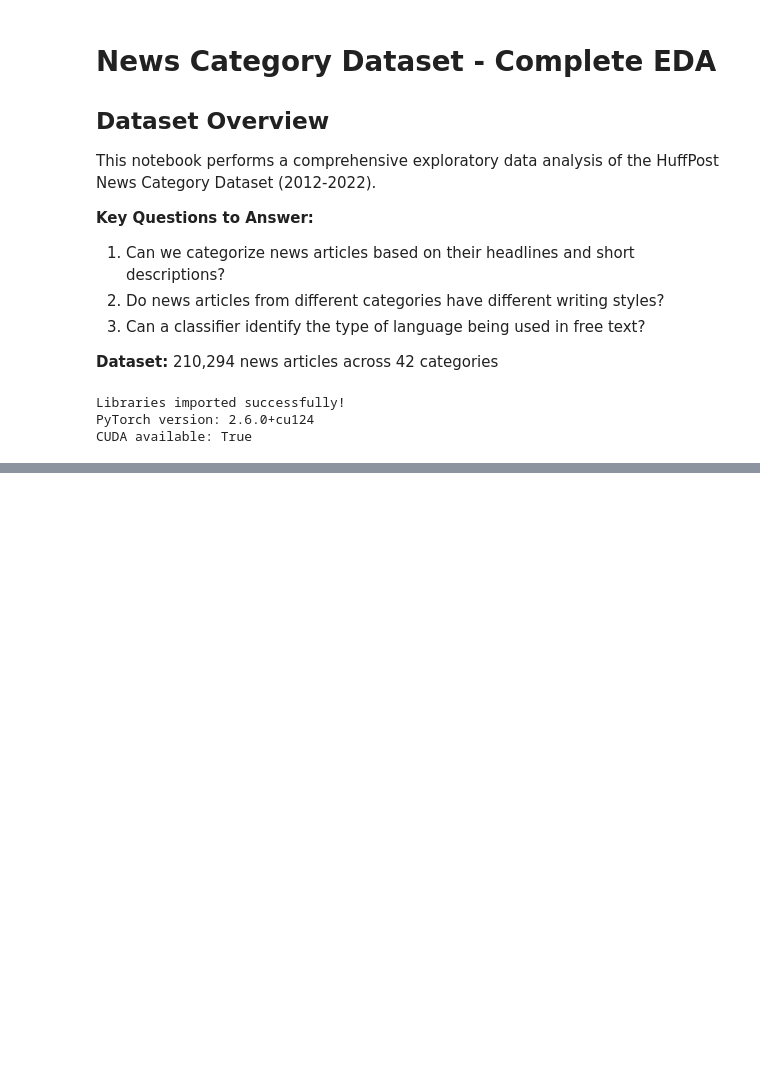
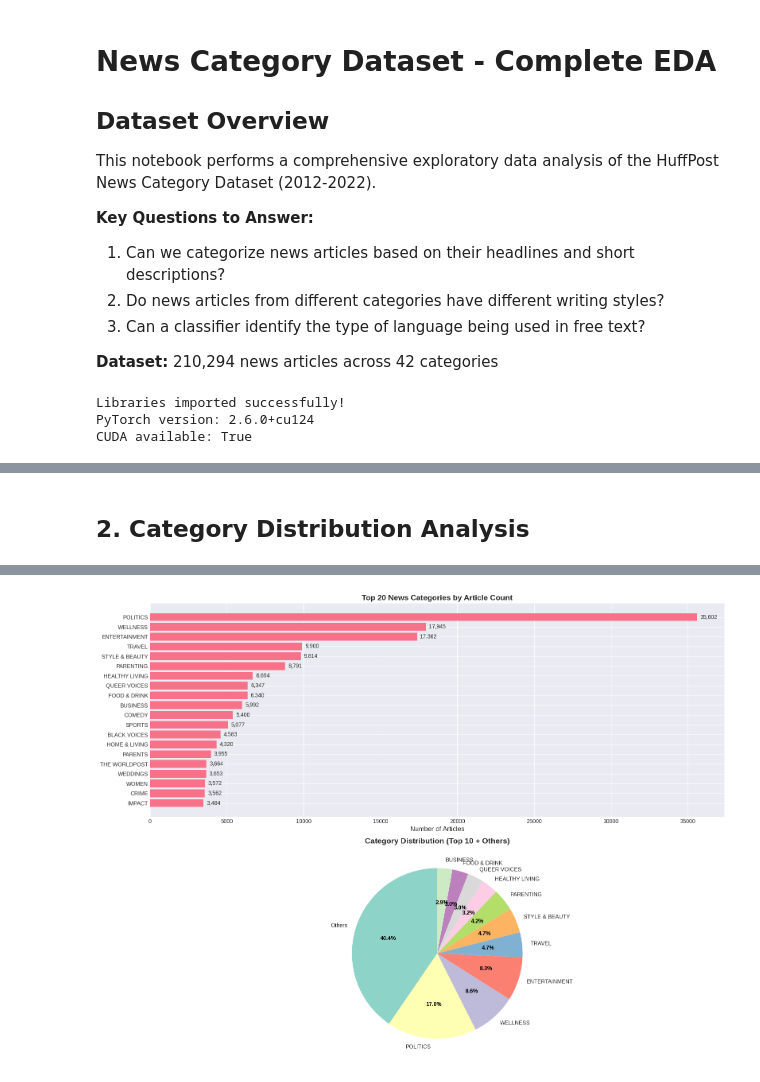
Before and after one commit to dustinober1/Kaggle-Notebooks, a Jupyter notebook: Notebooks/News Category Dataset.ipynb, the cells around one changed output, grey strips where cells are left out. Saved outputs shown, nothing was run; the diff lists cells and outputs as text; code cells hidden in the pictures; blank space fills up the shorter version.

```diff
--- a/Notebooks/News Category Dataset.ipynb
+++ b/Notebooks/News Category Dataset.ipynb
@@ -1484,18 +99,0 @@ fig.show()
-# %%
-# Visualize category distribution - Top 20 categories
-fig = plt.figure(figsize=(14, 8))
-top_20_categories = category_counts.head(20)
-
-plt.barh(range(len(top_20_categories)), top_20_categories.values, color='steelblue')
-plt.yticks(range(len(top_20_categories)), top_20_categories.index)
-plt.xlabel('Number of Articles', fontsize=12, fontweight='bold')
-plt.ylabel('Category', fontsize=12, fontweight='bold')
-plt.title('Top 20 News Categories by Article Count', fontsize=14, fontweight='bold', pad=20)
-plt.gca().invert_yaxis()
-
-# Add value labels
-for i, v in enumerate(top_20_categories.values):
-    plt.text(v + 200, i, f'{v:,}', va='center', fontsize=10)
-
-plt.tight_layout()
-plt.show()
@@ -1583,0 +187,60 @@ Sample Record:
+# %% [markdown]
+## 2. Category Distribution Analysis
+# %%
+# Category distribution
+category_counts = df['category'].value_counts()
+print("="*80)
+print("CATEGORY DISTRIBUTION")
+print("="*80)
+print(f"\nTotal Categories: {df['category'].nunique()}")
+print(f"\nTop 20 Categories by Article Count:")
+print(category_counts.head(20))
+
+# Create visualization
+fig, axes = plt.subplots(2, 1, figsize=(16, 12))
+
+# Top 20 categories
+top_20_categories = category_counts.head(20)
+axes[0].barh(range(len(top_20_categories)), top_20_categories.values)
+axes[0].set_yticks(range(len(top_20_categories)))
+axes[0].set_yticklabels(top_20_categories.index)
+axes[0].set_xlabel('Number of Articles', fontsize=12)
+axes[0].set_title('Top 20 News Categories by Article Count', fontsize=14, fontweight='bold')
+axes[0].invert_yaxis()
+
+# Add value labels
+for i, v in enumerate(top_20_categories.values):
+    axes[0].text(v + 200, i, f'{v:,}', va='center', fontsize=10)
+
+# All categories (pie chart for proportions)
+top_10_cats = category_counts.head(10).index
+df['category_grouped'] = df['category'].apply(lambda x: x if x in top_10_cats else 'Others')
+category_grouped = df['category_grouped'].value_counts()
+
+colors = plt.cm.Set3(range(len(category_grouped)))
+wedges, texts, autotexts = axes[1].pie(category_grouped.values,
+                                         labels=category_grouped.index,
+                                         autopct='%1.1f%%',
+                                         colors=colors,
+                                         startangle=90)
+axes[1].set_title('Category Distribution (Top 10 + Others)', fontsize=14, fontweight='bold')
+
+# Make percentage text more readable
+for autotext in autotexts:
+    autotext.set_color('black')
+    autotext.set_fontsize(10)
+    autotext.set_weight('bold')
+
+plt.tight_layout()
+plt.show()
+
+# Category statistics
+print("\n" + "="*80)
+print("CATEGORY STATISTICS")
+print("="*80)
+print(f"Mean articles per category: {category_counts.mean():.2f}")
+print(f"Median articles per category: {category_counts.median():.2f}")
+print(f"Std deviation: {category_counts.std():.2f}")
+print(f"Min articles in a category: {category_counts.min()}")
+print(f"Max articles in a category: {category_counts.max()}")
+# %% [output]
@@ -1583,0 +264 @@ Sample Record:
+[figure, added]
```
Also changed, not shown: parts of 79 cells of this notebook, 2 other files.
